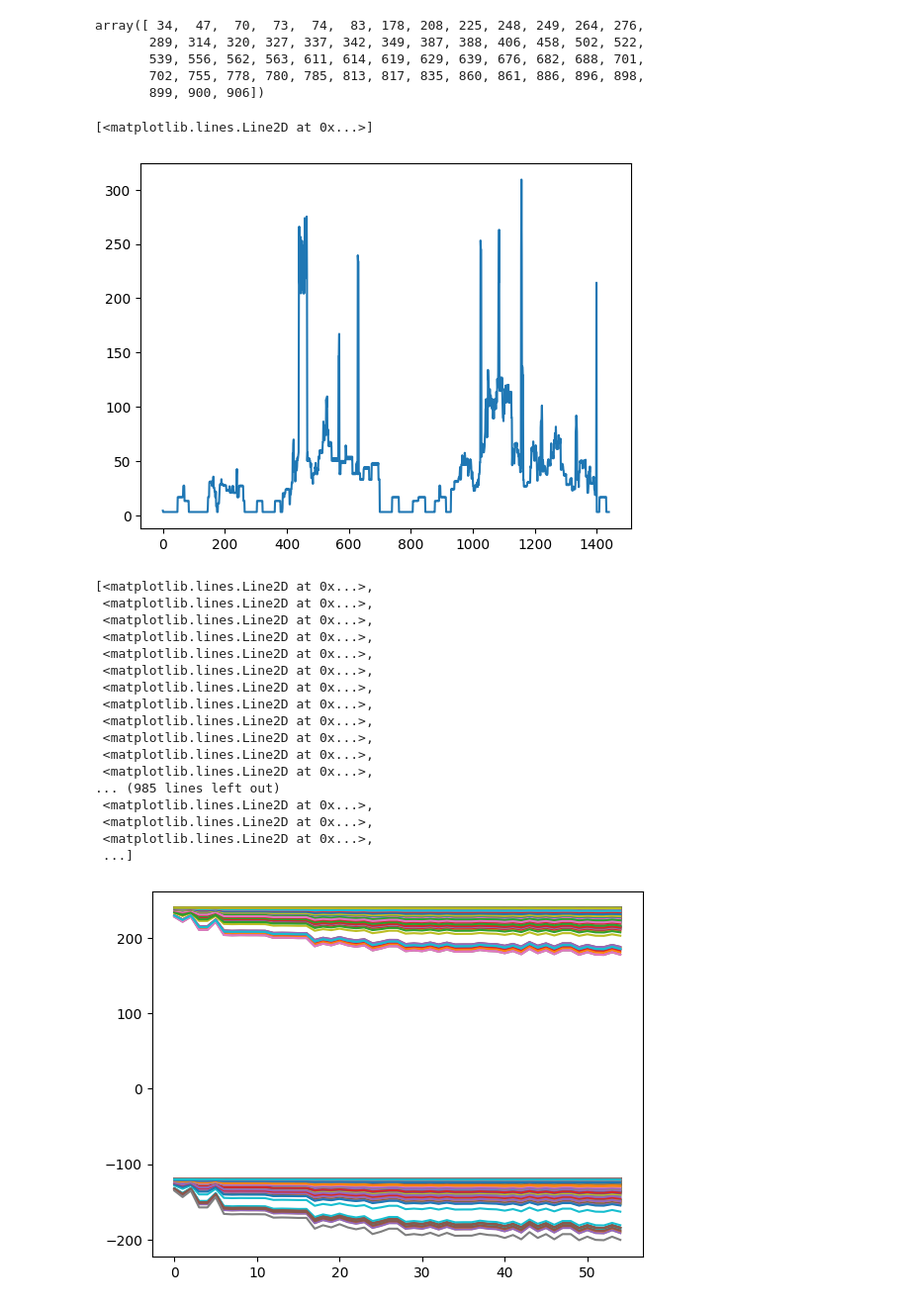
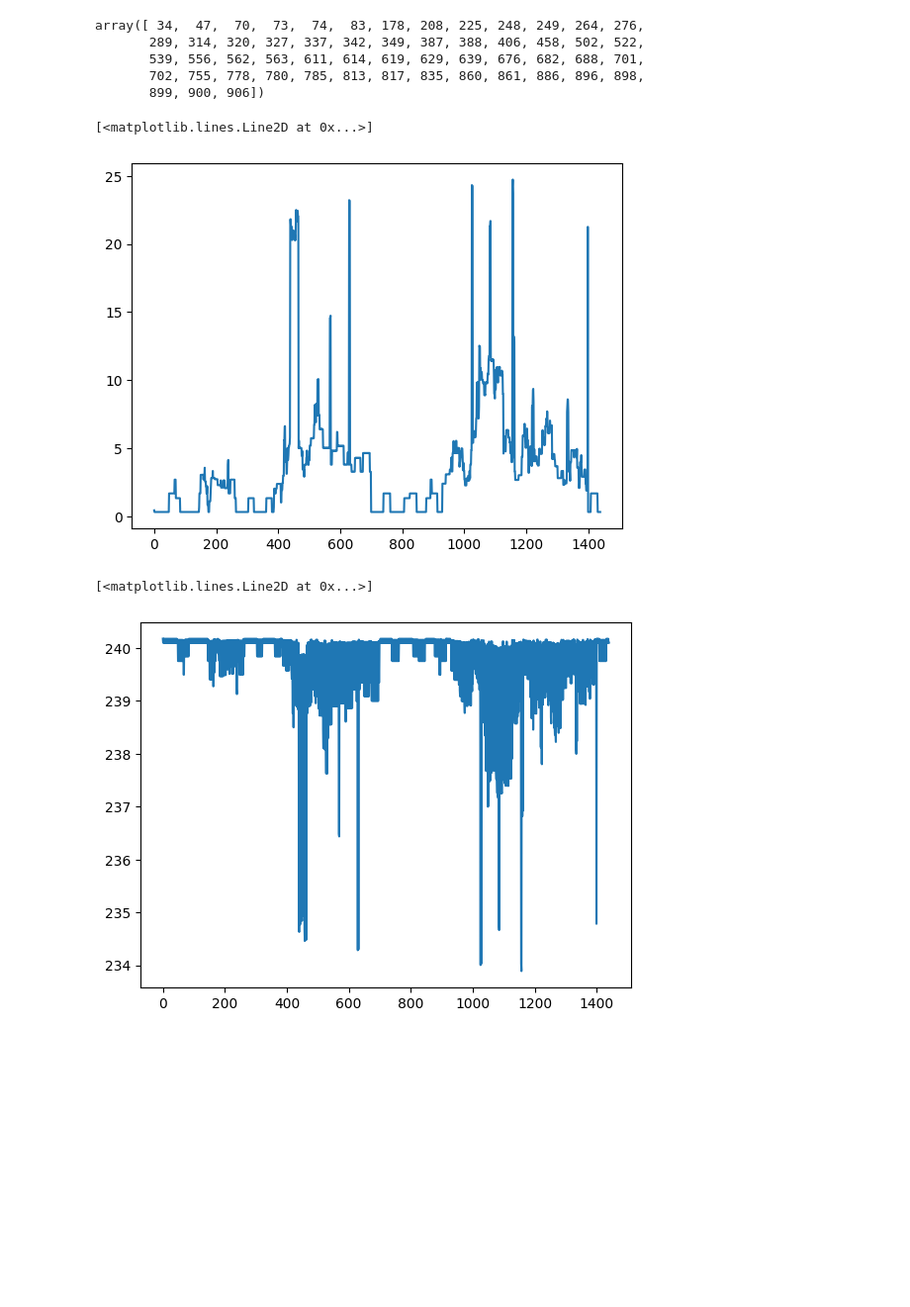
Before and after one commit to Alexisaglar/decentralised_network_analysis, a Jupyter notebook: data/network_data/red.ipynb, the cells around one changed output. Shown: that part at 99% size. Drawn from its saved outputs; the diff is of its cells as text; code cells hidden in the pictures; blank space fills up the shorter version.

```diff
--- a/data/network_data/red.ipynb
+++ b/data/network_data/red.ipynb
@@ -11,12 +11,13 @@ import os
 #Constants
 Sbase=100; #MVA
 Vbase=240.177; #kV
+
 Zbase=(Vbase**2)/Sbase
 phases = 3
 PF = 0.95
 slackBus = 0
 
-with builtins.open('/home/smartgrid/decentralised_network_analysis/data/network_data/network/LineCodes.csv', newline='') as linecodefile, builtins.open('/home/smartgrid/decentralised_network_analysis/data/network_data/network/Lines.csv', newline='') as linesfile, builtins.open('/home/smartgrid/decentralised_network_analysis/data/network_data/network/Loads.csv') as loadsfile, builtins.open('/home/smartgrid/decentralised_network_analysis/data/network_data/network/Load_profile_1.csv') as profilefile, builtins.open('/home/smartgrid/decentralised_network_analysis/data/network_data/network/Buscoords.csv') as busfile:
+with builtins.open('/Users/alexisaglar/decentralised_network_analysis/data/network_data/network/LineCodes.csv', newline='') as linecodefile, builtins.open('/Users/alexisaglar/decentralised_network_analysis/data/network_data/network/Lines.csv', newline='') as linesfile, builtins.open('/Users/alexisaglar/decentralised_network_analysis/data/network_data/network/Loads.csv') as loadsfile, builtins.open('/Users/alexisaglar/decentralised_network_analysis/data/network_data/network/Load_profile_1.csv') as profilefile, builtins.open('/Users/alexisaglar/decentralised_network_analysis/data/network_data/network/Buscoords.csv') as busfile:
     lines_code = np.array(list(csv.reader(linecodefile)), dtype=object)
     lines_data = np.array(list(csv.reader(linesfile)), dtype=object)
     loads_data = np.array(list(csv.reader(loadsfile)), dtype=object)
@@ -102,7 +103,7 @@ def initial_values(loads_data, load_profile, bus_coords):
                 if bus_phase == 'C': bus_phase = 2
                 Pi[bus-1,bus_phase,:] = load_profile[1:]
     #Convert power to Watts instead of kW.
-    Pi = Pi*1000
+    Pi = Pi*100
 
     #Create an same size array as apparent power for reactive power
     Qi = np.zeros((len(bus_coords)-1, phases, len(load_profile)-1))
@@ -262,25 +262,9 @@ array([ 34,  47,  70,  73,  74,  83, 178, 208, 225, 248, 249, 264, 276,
 plt.plot(calcLineCurrents[0,0])
 # %% [output]
 [<matplotlib.lines.Line2D at 0x...>]
-[figure, old version]
+[figure, new version]
 # %%
-plt.plot(calcNodeVoltages[list-1,2])
+plt.plot(np.real(calcNodeVoltages[900,0,:]))
 # %% [output]
-[<matplotlib.lines.Line2D at 0x...>,
- <matplotlib.lines.Line2D at 0x...>,
- <matplotlib.lines.Line2D at 0x...>,
- <matplotlib.lines.Line2D at 0x...>,
- <matplotlib.lines.Line2D at 0x...>,
- <matplotlib.lines.Line2D at 0x...>,
- <matplotlib.lines.Line2D at 0x...>,
- <matplotlib.lines.Line2D at 0x...>,
- <matplotlib.lines.Line2D at 0x...>,
- <matplotlib.lines.Line2D at 0x...>,
- <matplotlib.lines.Line2D at 0x...>,
- <matplotlib.lines.Line2D at 0x...>,
-... (985 lines left out)
- <matplotlib.lines.Line2D at 0x...>,
- <matplotlib.lines.Line2D at 0x...>,
- <matplotlib.lines.Line2D at 0x...>,
- ...]
+[<matplotlib.lines.Line2D at 0x...>]
-[figure, old version]
+[figure, new version]
```
Also changed, not shown: parts of 10 cells of this notebook, 5 other files.
